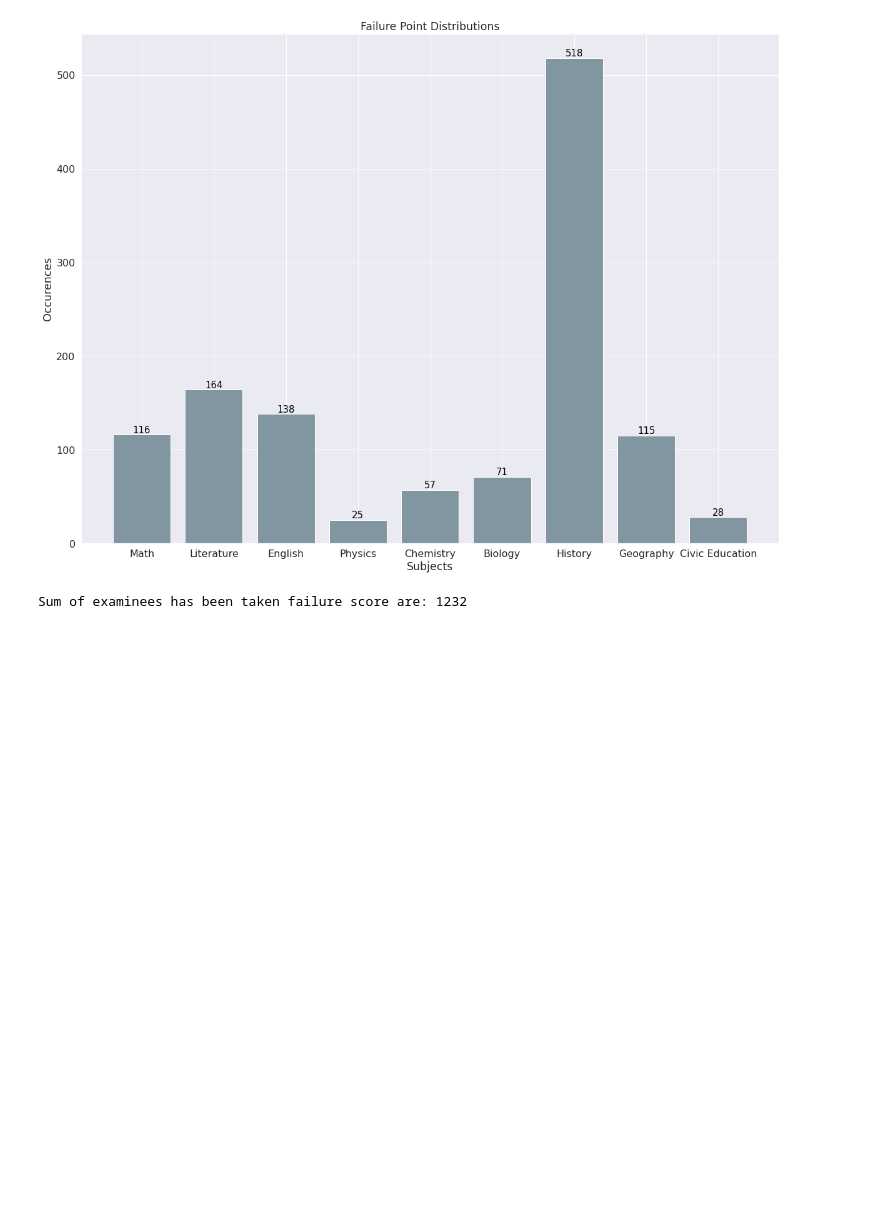
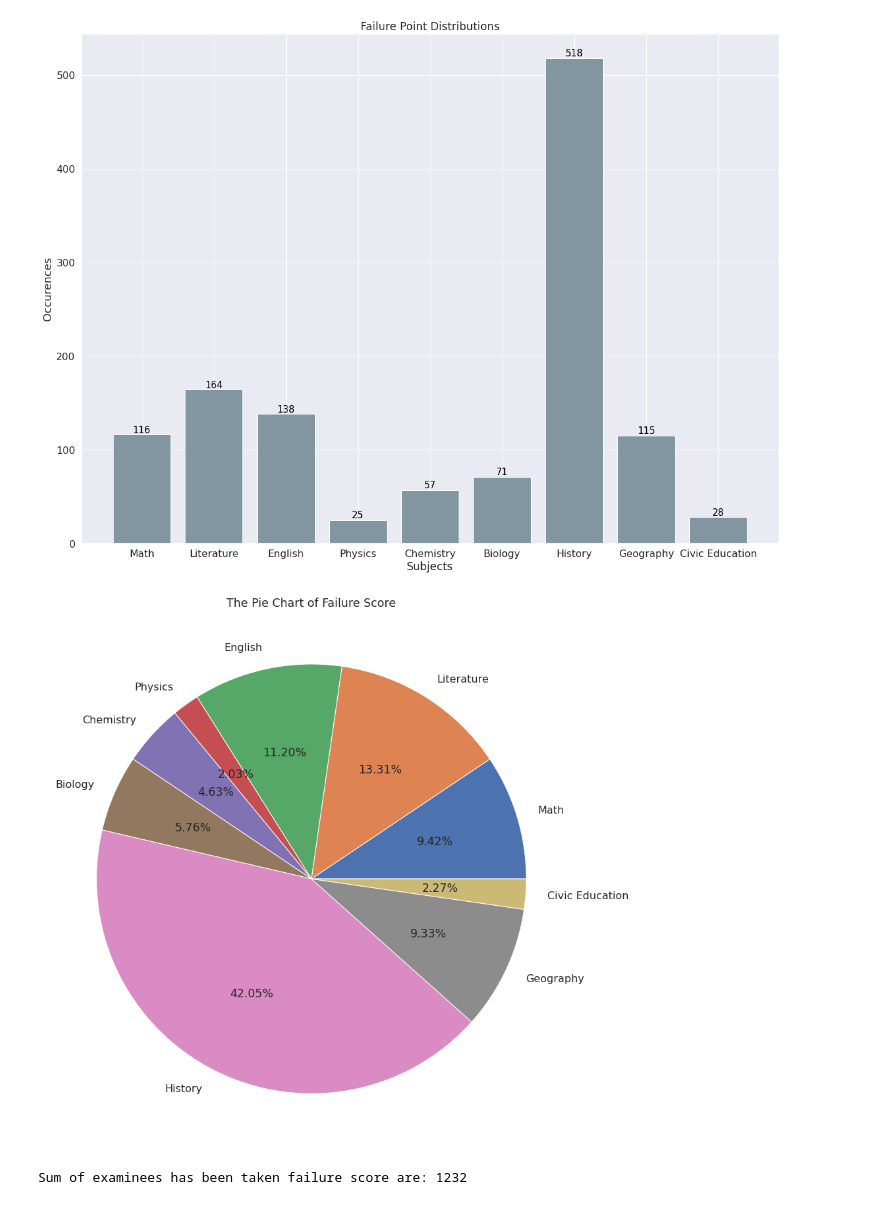
Before and after one commit to outlook1227/Python-Notebook-for-Dataset, a Jupyter notebook: Vietnam National High School Graduation Examination/2021/Code/Vietnam_National_High_School_Graduation_Examination_2021.ipynb, the cells around one changed output. Saved outputs shown, nothing was run; the diff lists cells and outputs as text; code cells hidden in the pictures; blank space fills up the shorter version.

```diff
--- a/Vietnam National High School Graduation Examination/2021/Code/Vietnam_National_High_School_Graduation_Examination_2021.ipynb
+++ b/Vietnam National High School Graduation Examination/2021/Code/Vietnam_National_High_School_Graduation_Examination_2021.ipynb
@@ -883,6 +899,14 @@ plt.title("Failure Point Distributions")
 # %% [output]
 Text(0.5, 1.0, 'Failure Point Distributions')
 [figure]
+# %%
+# Create pie chart
+plt.figure(figsize = (20, 15))
+plt.pie(counts_failed, labels = list_failed, autopct='%0.2f%%')
+plt.title("The Pie Chart of Failure Score")
+plt.show()
+# %% [output]
+[figure, added]
 # %%
 # Sum the examiee has failed score
 examinees_failure_score = np.sum(counts_failed)
```
Also changed, not shown: parts of 14 cells of this notebook.
